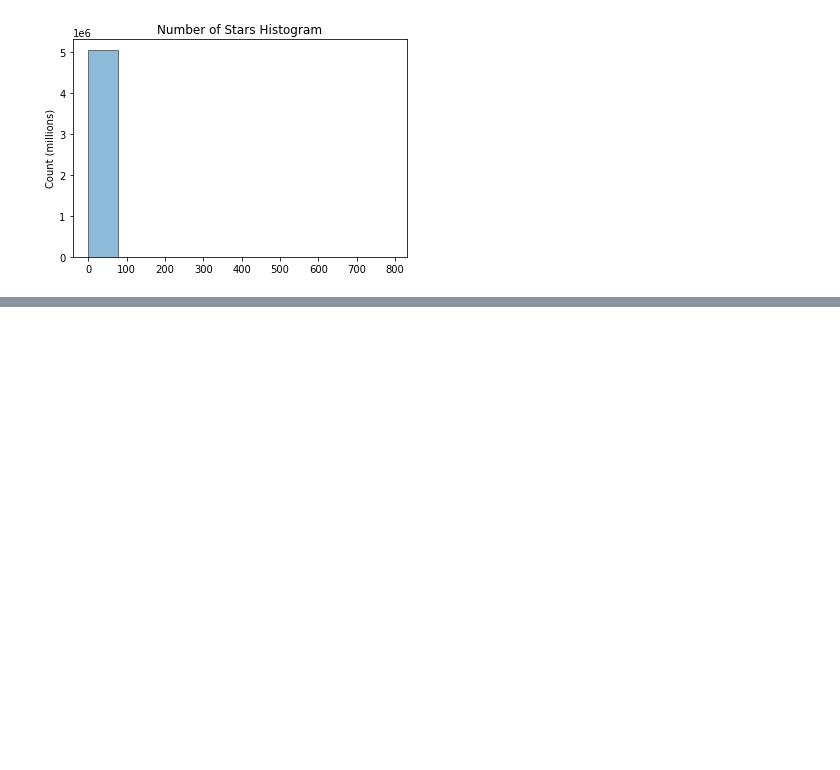
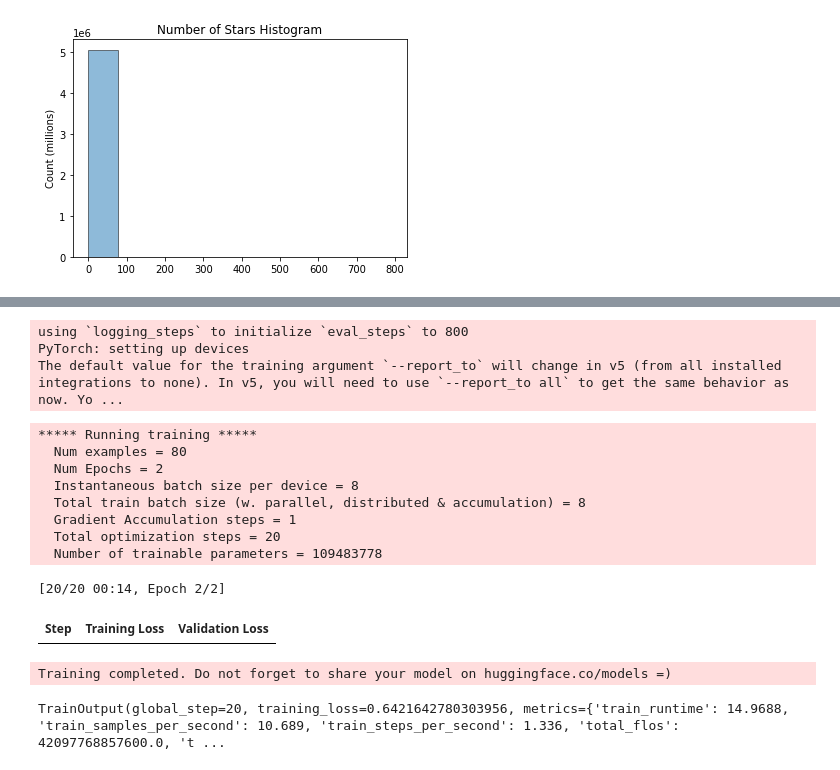
Before and after one commit to Diz138/YelpReviews, a Jupyter notebook: NLPEDA.ipynb, the cells around one changed output, grey strips where cells are left out. Drawn from its saved outputs; the diff is of its cells as text; code cells hidden in the pictures; blank space fills up the shorter version.

```diff
--- a/NLPEDA.ipynb
+++ b/NLPEDA.ipynb
@@ -61,0 +267,2 @@ plt.show()
+# %%
+model = BertForSequenceClassification.from_pretrained(model_name, num_labels=2).to("cuda")
@@ -61,0 +301,56 @@ plt.show()
+# %%
+from sklearn.metrics import accuracy_score
+from sklearn.metrics import precision_recall_fscore_support
+def compute_metrics(pred):
+    labels = pred.label_ids
+    preds = pred.predictions.argmax(-1)
+    precision, recall, f1, _ = precision_recall_fscore_support(labels, preds, average='binary')
+    acc = accuracy_score(labels, preds)
+    return {
+        'accuracy': acc,
+        'f1': f1,
+        'precision': precision,
+        'recall': recall
+    }
+# %%
+training_args = TrainingArguments(
+    output_dir='./results',          # output directory
+    num_train_epochs=2,              # total number of training epochs
+    per_device_train_batch_size=8,  # batch size per device during training
+    per_device_eval_batch_size=10,   # batch size for evaluation
+    warmup_steps=200,                # number of warmup steps for learning rate scheduler
+    weight_decay=0.01,               # strength of weight decay
+    logging_dir='./logs',            # directory for storing logs
+    load_best_model_at_end=True,     # load the best model when finished training (default metric is loss)
+    # but you can specify `metric_for_best_model` argument to change to accuracy or other metric
+    logging_steps=800,               # log & save weights each logging_steps
+    save_steps=800,
+    evaluation_strategy="steps",     # evaluate each `logging_steps`
+)
+# %% [output]
+using `logging_steps` to initialize `eval_steps` to 800
+PyTorch: setting up devices
+The default value for the training argument `--report_to` will change in v5 (from all installed integrations to none). In v5, you will need to use `--report_to all` to get the same behavior as now. Yo ...
+# %%
+trainer = Trainer(
+    model=model,                         # the instantiated Transformers model to be trained
+    args=training_args,                  # training arguments, defined above
+    train_dataset=train_dataset,         # training dataset
+    eval_dataset=valid_dataset,          # evaluation dataset
+    compute_metrics=compute_metrics,     # the callback that computes metrics of interest
+)
+# %%
+trainer.train()
+# %% [output]
+***** Running training *****
+  Num examples = 80
+  Num Epochs = 2
+  Instantaneous batch size per device = 8
+  Total train batch size (w. parallel, distributed & accumulation) = 8
+  Gradient Accumulation steps = 1
+  Total optimization steps = 20
+  Number of trainable parameters = 109483778
+[20/20 00:14, Epoch 2/2]
+| Step | Training Loss | Validation Loss |
+Training completed. Do not forget to share your model on huggingface.co/models =)
+TrainOutput(global_step=20, training_loss=0.6421642780303956, metrics={'train_runtime': 14.9688, 'train_samples_per_second': 10.689, 'train_steps_per_second': 1.336, 'total_flos': 42097768857600.0, 't ...
```
Also changed, not shown: parts of 20 cells of this notebook.
